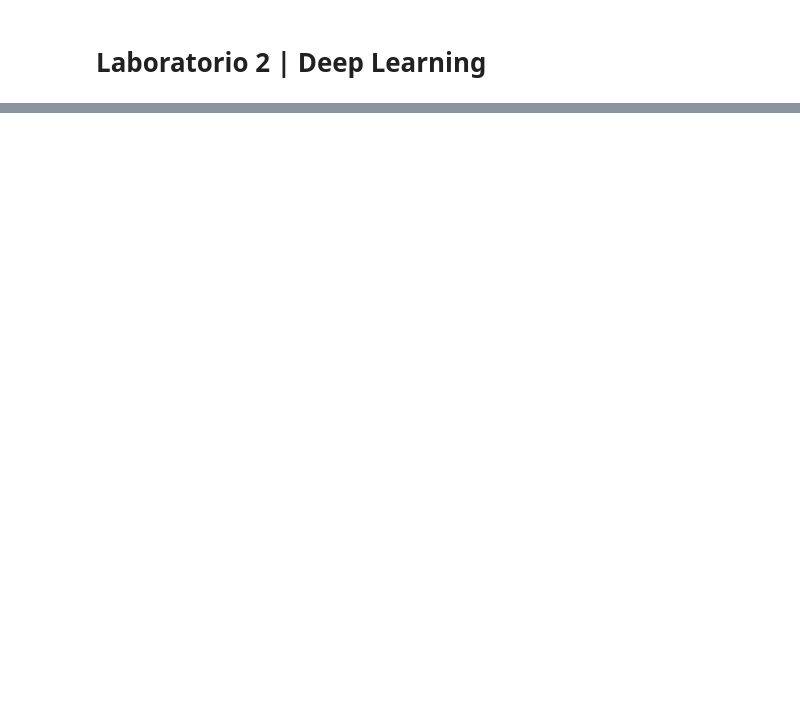
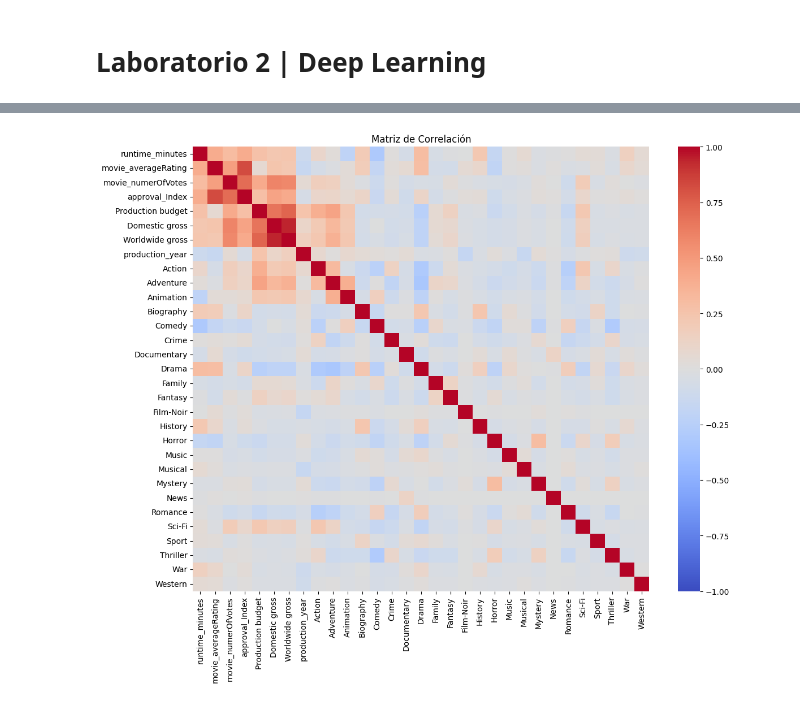
Before and after one commit to RenattoGuzman/DeepLearning-Labs, a Jupyter notebook: Lab2.ipynb, the cells around one changed output, grey strips where cells are left out. Drawn from its saved outputs; the diff is of its cells as text; code cells hidden in the pictures; blank space fills up the shorter version.

Commit message:
Primer modelo funcionando

```diff
--- a/Lab2.ipynb
+++ b/Lab2.ipynb
@@ -30,0 +112,15 @@ df.head(5)
+# %%
+# Paso 1: Separar los géneros
+data['genres_list'] = data['genres'].str.split(',')
+
+# Paso 2: Usar get_dummies
+genres_dummies = data['genres_list'].explode().str.get_dummies().groupby(level=0).max()
+
+# Paso 3: Unir las nuevas columnas dummy al DataFrame original
+data = pd.concat([data, genres_dummies], axis=1)
+
+# Paso 4: Eliminar la columna original de géneros y la columna de lista si ya no las necesitas
+data = data.drop(['genres', 'genres_list', "\\N"], axis=1)
+
+# Visualizar las primeras filas para verificar
+print(data.head())
@@ -30,0 +145,7 @@ df.head(5)
+# %%
+# Data without info from directors
+nd_data = data
+
+nd_data = nd_data.drop(columns=['director_name'])
+
+nd_data
@@ -30,0 +166,19 @@ df.head(5)
+# %%
+correlation = nd_data.corr()
+
+# Configurar el tamaño de la figura
+plt.figure(figsize=(12, 10))
+
+# Crear el heatmap
+sns.heatmap(correlation, annot=False, cmap='coolwarm', vmin=-1, vmax=1, center=0)
+
+# Configurar el título
+plt.title('Matriz de Correlación')
+
+# Ajustar la disposición
+plt.tight_layout()
+
+# Mostrar el plot
+plt.show()
+# %% [output]
+[figure, added]
```
Also changed, not shown: parts of 18 cells of this notebook, 3 other files.
